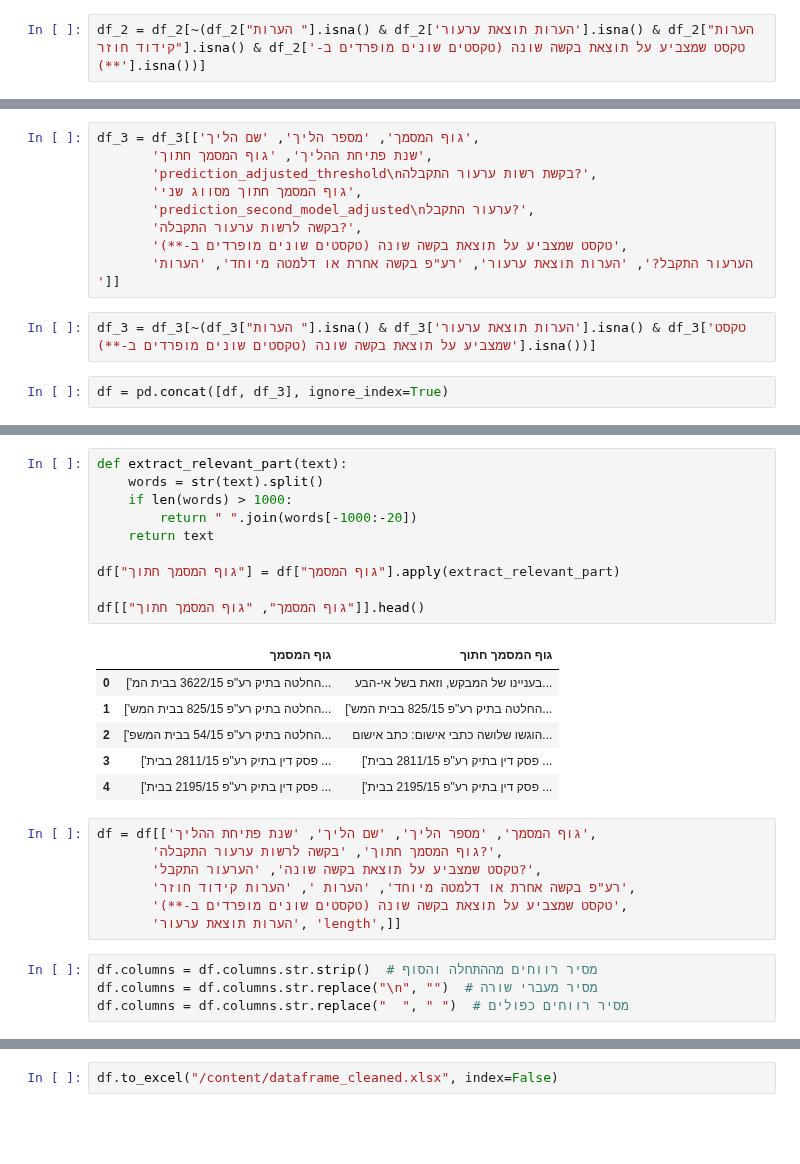
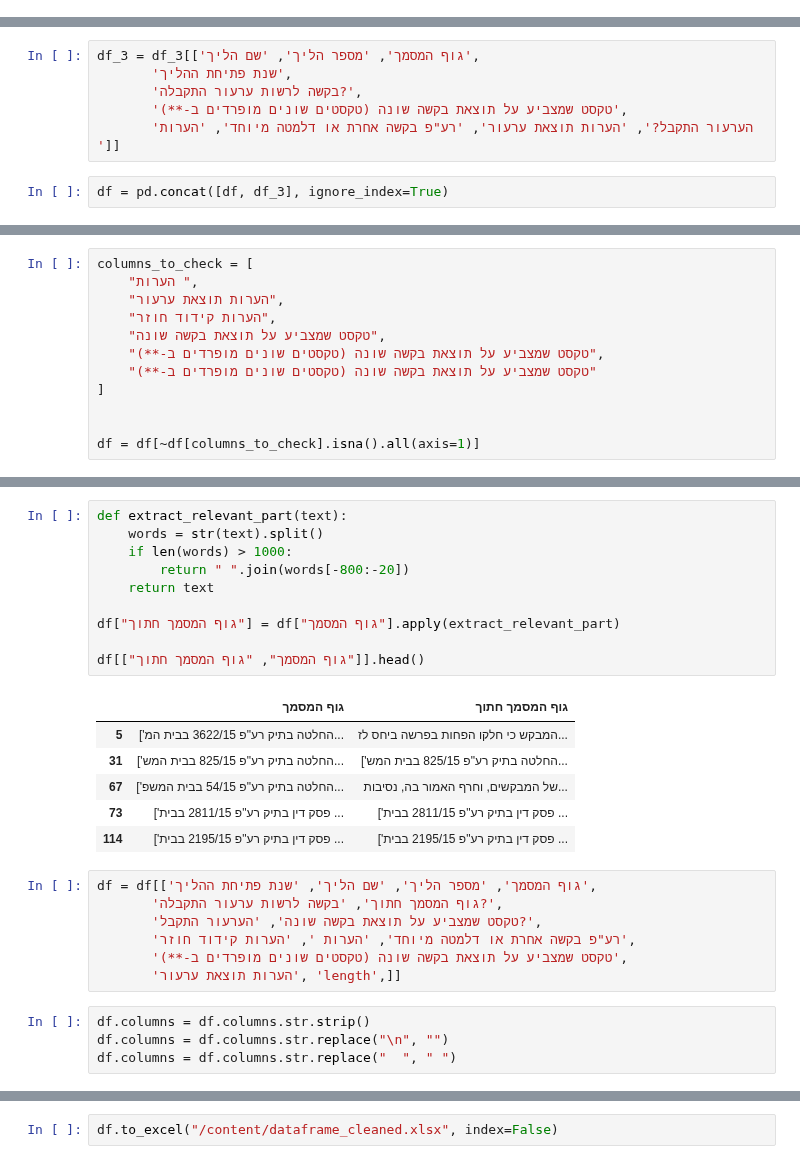
Before and after one commit to noambassat/SupremeCourtClassifier, a Jupyter notebook: LLM_Court.ipynb, the cells around one changed output, grey strips where cells are left out. Drawn from its saved outputs; the diff is of its cells as text; blank space fills up the shorter version.

```diff
--- a/LLM_Court.ipynb
+++ b/LLM_Court.ipynb
@@ -88,8 +76,6 @@ df_2 = df_2[['level_0', 'index', 'גוף המסמך', 'מספר הליך', 'שם
        'טקסט שמצביע על תוצאת בקשה שונה (טקסטים שונים מופרדים ב-**)',
        'הערעור התקבל?', 'רע"פ בקשה אחרת או דלמטה מיוחד',
        'הערות תוצאת ערעור', 'הערות ', 'הערות קידוד חוזר']]
-# %%
-df_2 = df_2[~(df_2["הערות "].isna() & df_2['הערות תוצאת ערעור'].isna() & df_2["הערות קידוד חוזר"].isna() & df_2['טקסט שמצביע על תוצאת בקשה שונה (טקסטים שונים מופרדים ב-**)'].isna())]
 # %%
 df = pd.concat([df_1, df_2], ignore_index=True)
 # %%
@@ -111,13 +83,8 @@ Index(['level_0', 'index', 'גוף המסמך', 'מספר הליך', 'שם הל
 # %%
 df_3 = df_3[['גוף המסמך', 'מספר הליך', 'שם הליך',
-       'שנת פתיחת ההליך', 'גוף המסמך חתוך',
-       'prediction_adjusted_threshold\nבקשת רשות ערעור התקבלה?',
-       'גוף המסמך חתוך מסווג שני',
-       'prediction_second_model_adjusted\nערעור התקבל?',
+       'שנת פתיחת ההליך',
        'בקשה לרשות ערעור התקבלה?',
        'טקסט שמצביע על תוצאת בקשה שונה (טקסטים שונים מופרדים ב-**)',
        'הערעור התקבל?', 'הערות תוצאת ערעור', 'רע"פ בקשה אחרת או דלמטה מיוחד', 'הערות ']]
-# %%
-df_3 = df_3[~(df_3["הערות "].isna() & df_3['הערות תוצאת ערעור'].isna() & df_3['טקסט שמצביע על תוצאת בקשה שונה (טקסטים שונים מופרדים ב-**)'].isna())]
 # %%
 df = pd.concat([df, df_3], ignore_index=True)
@@ -140,3 +91,15 @@ df[~df["טקסט שמצביע על תוצאת בקשה שונה (טקסטים ש
+# %%
+columns_to_check = [
+    "הערות ",
+    "הערות תוצאת ערעור",
+    "הערות קידוד חוזר",
+    "טקסט שמצביע על תוצאת בקשה שונה",
+    "טקסט שמצביע על תוצאת בקשה שונה (טקסטים שונים מופרדים ב-**)",
+    "טקסט שמצביע על תוצאת בקשה שונה (טקסטים שונים מופרדים ב-**)"
+]
+
+
+df = df[~df[columns_to_check].isna().all(axis=1)]
 # %%
 df.shape
 # %% [output]
@@ -211,20 +172,20 @@ Name: גוף המסמך, dtype: object
 # %%
 def extract_relevant_part(text):
     words = str(text).split()
     if len(words) > 1000:
-        return " ".join(words[-1000:-20])
+        return " ".join(words[-800:-20])
     return text
 
 df["גוף המסמך חתוך"] = df["גוף המסמך"].apply(extract_relevant_part)
 
 df[["גוף המסמך", "גוף המסמך חתוך"]].head()
 # %% [output]
 |  | גוף המסמך | גוף המסמך חתוך |
-| 0 | ['החלטה בתיק רע"פ 3622/15 בבית המ... | בעניינו של המבקש, וזאת בשל אי-הבע... |
-| 1 | ['החלטה בתיק רע"פ 825/15 בבית המש... | ['החלטה בתיק רע"פ 825/15 בבית המש... |
-| 2 | ['החלטה בתיק רע"פ 54/15 בבית המשפ... | הוגשו שלושה כתבי אישום: כתב אישום... |
-| 3 | ['פסק דין בתיק רע"פ 2811/15 בבית ... | ['פסק דין בתיק רע"פ 2811/15 בבית ... |
-| 4 | ['פסק דין בתיק רע"פ 2195/15 בבית ... | ['פסק דין בתיק רע"פ 2195/15 בבית ... |
+| 5 | ['החלטה בתיק רע"פ 3622/15 בבית המ... | המבקש כי חלקו הפחות בפרשה ביחס לז... |
+| 31 | ['החלטה בתיק רע"פ 825/15 בבית המש... | ['החלטה בתיק רע"פ 825/15 בבית המש... |
+| 67 | ['החלטה בתיק רע"פ 54/15 בבית המשפ... | של המבקשים, וחרף האמור בה, נסיבות... |
+| 73 | ['פסק דין בתיק רע"פ 2811/15 בבית ... | ['פסק דין בתיק רע"פ 2811/15 בבית ... |
+| 114 | ['פסק דין בתיק רע"פ 2195/15 בבית ... | ['פסק דין בתיק רע"פ 2195/15 בבית ... |
 # %%
 df = df[['גוף המסמך', 'מספר הליך', 'שם הליך', 'שנת פתיחת ההליך',
        'גוף המסמך חתוך', 'בקשה לרשות ערעור התקבלה?',
@@ -233,9 +194,9 @@ df = df[['גוף המסמך', 'מספר הליך', 'שם הליך', 'שנת פת
        'טקסט שמצביע על תוצאת בקשה שונה (טקסטים שונים מופרדים ב-**)',
        'הערות תוצאת ערעור', 'length',]]
 # %%
-df.columns = df.columns.str.strip()  # מסיר רווחים מההתחלה והסוף
-df.columns = df.columns.str.replace("\n", "")  # מסיר מעברי שורה
-df.columns = df.columns.str.replace("  ", " ")  # מסיר רווחים כפולים
+df.columns = df.columns.str.strip()
+df.columns = df.columns.str.replace("\n", "")
+df.columns = df.columns.str.replace("  ", " ")
 # %%
 df.rename(columns={
     'הערות ':"הערות",
```
Also changed, not shown: parts of 22 cells of this notebook.
